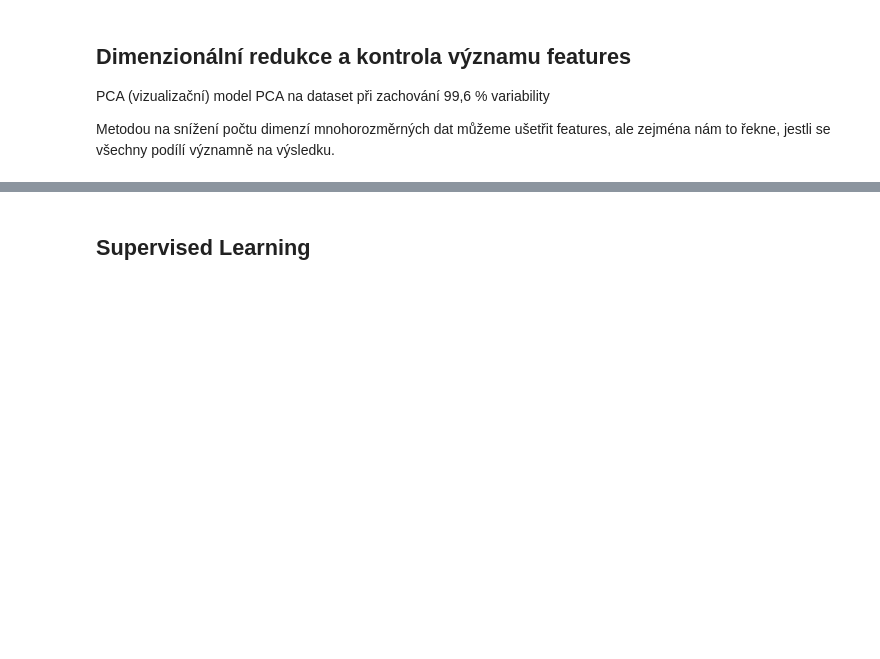
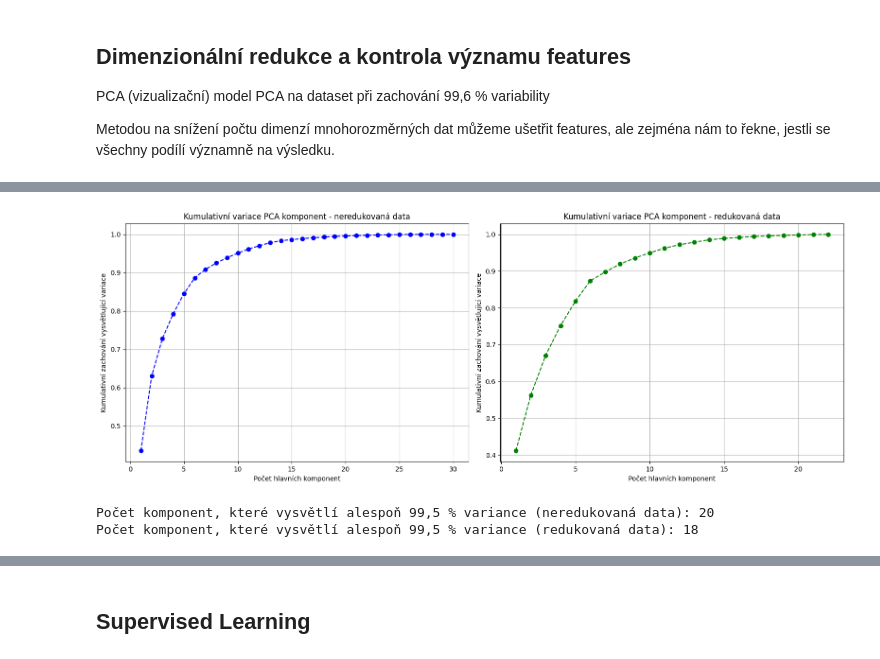
Before and after one commit to MariaSzighardtova/archive, a Jupyter notebook: final_projekt.ipynb, the cells around one changed output, grey strips where cells are left out. Drawn from its saved outputs; the diff is of its cells as text; code cells hidden in the pictures; blank space fills up the shorter version.

```diff
--- a/final_projekt.ipynb
+++ b/final_projekt.ipynb
@@ -279,0 +263,57 @@ X_reduced_train.shape, X_reduced_test.shape, y_reduced_train.shape, y_reduced_te
+# %%
+from sklearn.decomposition import PCA
+import matplotlib.pyplot as plt
+
+# PCA na neredukované dáta (X_train)
+pca_neredukované = PCA().fit(X_train)
+explained_variance_ratio_neredukované = pca_neredukované.explained_variance_ratio_.cumsum()
+
+# PCA na redukované dáta (X_reduced_train)
+pca_reduced = PCA().fit(X_reduced_train)
+explained_variance_ratio_reduced = pca_reduced.explained_variance_ratio_.cumsum()
+
+# Vytvorenie grafu s dvomi podgrafmi vedľa seba
+fig, axes = plt.subplots(1, 2, figsize=(16, 6))  # 1 rad, 2 stĺpce
+
+# Graf pre neredukované dáta
+axes[0].plot(range(1, len(explained_variance_ratio_neredukované) + 1), explained_variance_ratio_neredukované,
+             marker='o', linestyle='--', color='b')
+axes[0].set_title('Kumulativní variace PCA komponent - neredukovaná data')
+axes[0].set_xlabel('Počet hlavních komponent')
+axes[0].set_ylabel('Kumulativní zachování vysvětlující variace')
+axes[0].grid(True)
+
+# Graf pre redukované dáta
+axes[1].plot(range(1, len(explained_variance_ratio_reduced) + 1), explained_variance_ratio_reduced,
+             marker='o', linestyle='--', color='g')
+axes[1].set_title('Kumulativní variace PCA komponent - redukovaná data')
+axes[1].set_xlabel('Počet hlavních komponent')
+axes[1].set_ylabel('Kumulativní zachování vysvětlující variace')
+axes[1].grid(True)
+
+# Zobrazenie grafov
+plt.tight_layout()
+plt.show()
+# %% [output]
+[figure, added]
+# %%
+import numpy as np
+
+# PCA pre neredukované dáta (X_train)
+pca_neredukované = PCA().fit(X_train)
+cumulative_variance_neredukované = np.cumsum(pca_neredukované.explained_variance_ratio_)
+
+# Počet komponent, ktoré zachovajú aspoň 99,5 % variácie pre neredukované dáta
+num_components_neredukované = np.argmax(cumulative_variance_neredukované >= 0.995) + 1
+print(f"Počet komponent, které vysvětlí alespoň 99,5 % variance (neredukovaná data): {num_components_neredukované}")
+
+# PCA pre redukované dáta (X_reduced_train)
+pca_reduced = PCA().fit(X_reduced_train)
+cumulative_variance_reduced = np.cumsum(pca_reduced.explained_variance_ratio_)
+
+# Počet komponent, ktoré zachovajú aspoň 99,5 % variácie pre redukované dáta
+num_components_reduced = np.argmax(cumulative_variance_reduced >= 0.995) + 1
+print(f"Počet komponent, které vysvětlí alespoň 99,5 % variance (redukovaná data): {num_components_reduced}")
+# %% [output]
+Počet komponent, které vysvětlí alespoň 99,5 % variance (neredukovaná data): 20
+Počet komponent, které vysvětlí alespoň 99,5 % variance (redukovaná data): 18
```
Also changed, not shown: parts of 56 cells of this notebook.
